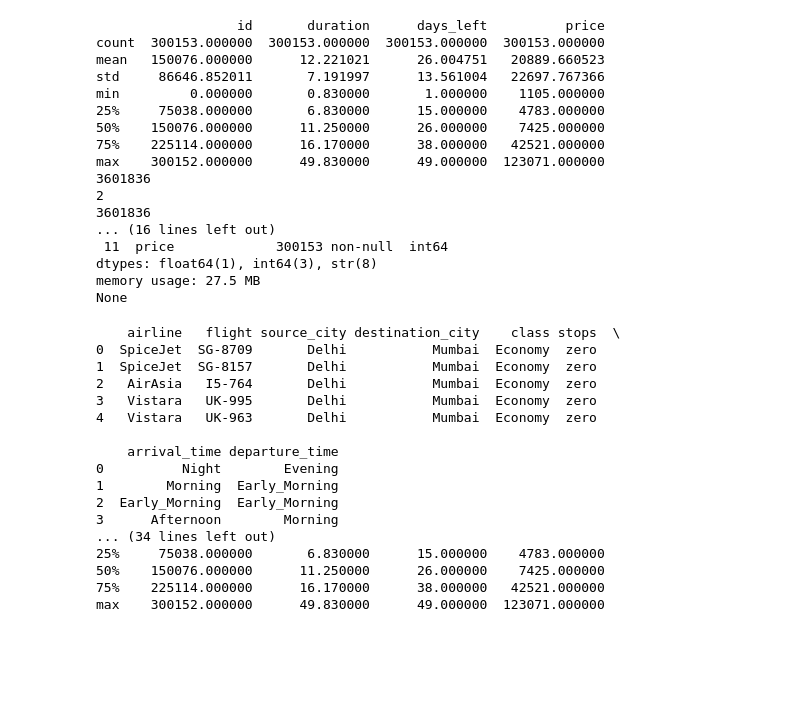
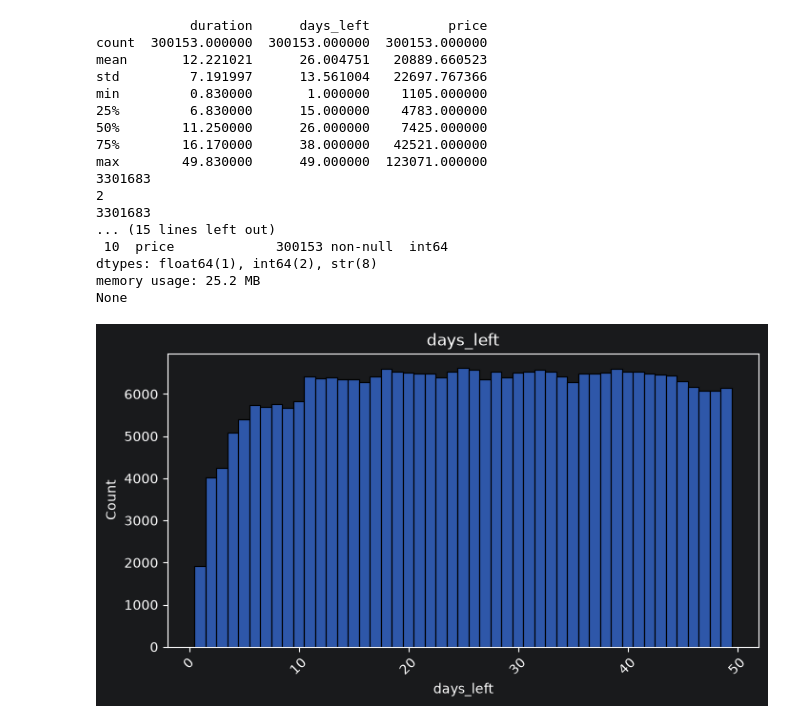
Before and after one commit to Aymanemjj/ml_plane_ticket_pridection, a Jupyter notebook: notebooks/main.ipynb, the cells around one changed output. Cells and saved outputs as stored; diff of their text form; code cells hidden in the pictures; blank space fills up the shorter version.

Commit message:
Charts for all variable types

```diff
--- a/notebooks/main.ipynb
+++ b/notebooks/main.ipynb
@@ -31,3 +21,5 @@ Length: 3, dtype: str
+# %%
+df.drop(df.columns[0], axis=1, inplace=True)
 # %%
 print(df.describe())
 print(df.size)
@@ -35,49 +27,37 @@ print(df.ndim)
 print(df.size)
 print(df.info())
 # %% [output]
-                  id       duration      days_left          price
-count  300153.000000  300153.000000  300153.000000  300153.000000
-mean   150076.000000      12.221021      26.004751   20889.660523
-std     86646.852011       7.191997      13.561004   22697.767366
-min         0.000000       0.830000       1.000000    1105.000000
-25%     75038.000000       6.830000      15.000000    4783.000000
-50%    150076.000000      11.250000      26.000000    7425.000000
-75%    225114.000000      16.170000      38.000000   42521.000000
-max    300152.000000      49.830000      49.000000  123071.000000
-3601836
+            duration      days_left          price
+count  300153.000000  300153.000000  300153.000000
+mean       12.221021      26.004751   20889.660523
+std         7.191997      13.561004   22697.767366
+min         0.830000       1.000000    1105.000000
+25%         6.830000      15.000000    4783.000000
+50%        11.250000      26.000000    7425.000000
+75%        16.170000      38.000000   42521.000000
+max        49.830000      49.000000  123071.000000
+3301683
 2
-3601836
-... (16 lines left out)
- 11  price             300153 non-null  int64
-dtypes: float64(1), int64(3), str(8)
-memory usage: 27.5 MB
+3301683
+... (15 lines left out)
+ 10  price             300153 non-null  int64
+dtypes: float64(1), int64(2), str(8)
+memory usage: 25.2 MB
 None
 # %%
 categorial = df[["airline", "flight", "source_city", "destination_city", "class", "stops", "arrival_time", "departure_time"]]
+nominal = df[["airline", "flight", "source_city", "destination_city"]]
 ordinal = df[["class", "stops", "arrival_time", "departure_time"]]
-quantitative = df[["id", "duration", "days_left", "price"]]
+
+quantitative = df[["duration", "days_left", "price"]]
+discrete = df[["days_left"]]
+continuous = df[["duration", "price"]]
+
 cible = []
+
 print(categorial.head())
 print(ordinal.head())
 print(quantitative.head())
 print(categorial.describe())
 print(ordinal.describe())
 print(quantitative.describe())
-# %% [output]
-    airline   flight source_city destination_city    class stops  \
-0  SpiceJet  SG-8709       Delhi           Mumbai  Economy  zero
-1  SpiceJet  SG-8157       Delhi           Mumbai  Economy  zero
-2   AirAsia   I5-764       Delhi           Mumbai  Economy  zero
-3   Vistara   UK-995       Delhi           Mumbai  Economy  zero
-4   Vistara   UK-963       Delhi           Mumbai  Economy  zero
-
-    arrival_time departure_time
-0          Night        Evening
-1        Morning  Early_Morning
-2  Early_Morning  Early_Morning
-3      Afternoon        Morning
-... (34 lines left out)
-25%     75038.000000       6.830000      15.000000    4783.000000
-50%    150076.000000      11.250000      26.000000    7425.000000
-75%    225114.000000      16.170000      38.000000   42521.000000
-max    300152.000000      49.830000      49.000000  123071.000000
@@ -83,0 +82,8 @@ max    300152.000000      49.830000      49.000000  123071.000000
+# %%
+plt.figure(figsize=(8, 4))
+sns.histplot(discrete=True,data=df, x="days_left")
+plt.title("days_left")
+plt.xticks(rotation=45)
+plt.show()
+# %% [output]
+[figure, added]
```
Also changed, not shown: parts of 6 cells of this notebook.
